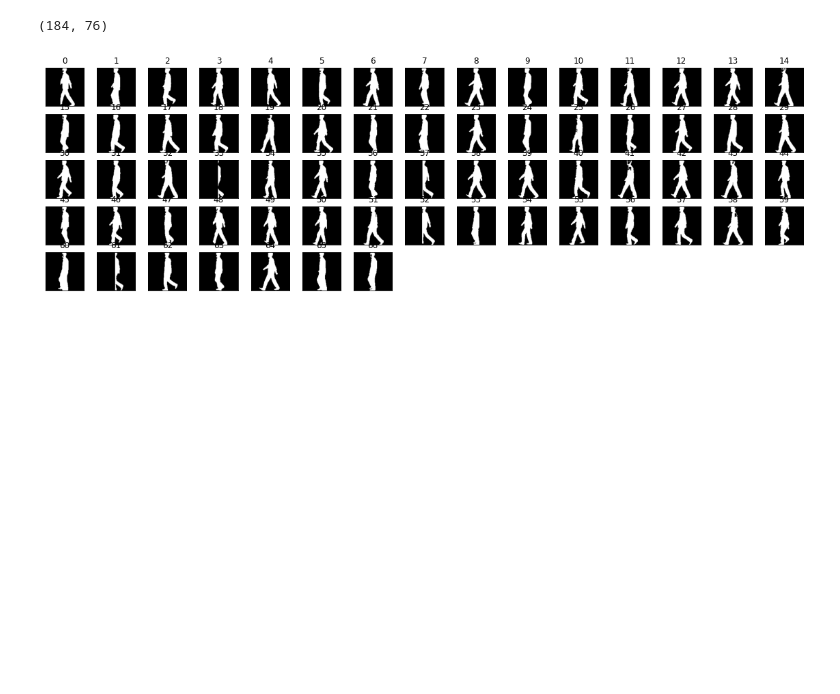
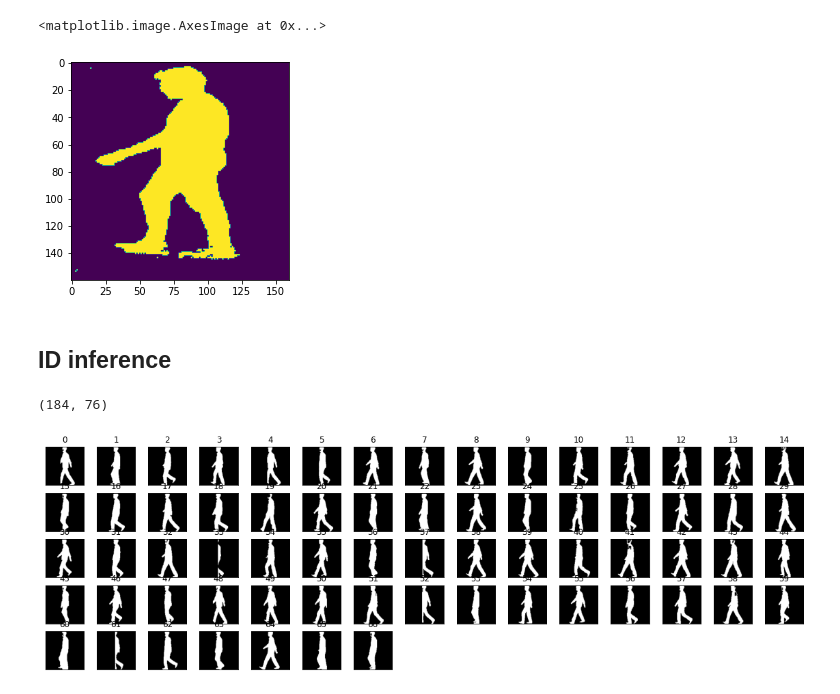
Before and after one commit to cidimec/UCB-squirrels, a Jupyter notebook: test.ipynb, the cells around one changed output. Drawn from its saved outputs; the diff is of its cells as text; code cells hidden in the pictures; blank space fills up the shorter version.

```diff
--- a/test.ipynb
+++ b/test.ipynb
@@ -2,0 +198,5 @@ from utils import LDA
+# %%
+converter.optimizations = [tf.lite.Optimize.DEFAULT]
+tflite_quant_model = converter.convert()
+tflite_model_quant_file = tflite_models_dir/"model_quant.tflite"
+tflite_model_quant_file.write_bytes(tflite_quant_model)
@@ -2,0 +219,19 @@ from utils import LDA
+# %%
+interpreter_quant = tf.lite.Interpreter(model_path=str(tflite_model_quant_file))
+interpreter_quant.allocate_tensors()
+# %%
+test_image = tf.image.resize(tf.convert_to_tensor(np.array(img)),(width, height))/255
+test_image = tf.expand_dims(test_image, 0)
+# %%
+input_index = interpreter_quant.get_input_details()[0]["index"]
+output_index = interpreter_quant.get_output_details()[0]["index"]
+
+interpreter_quant.set_tensor(input_index, test_image)
+interpreter_quant.invoke()
+predictions = interpreter_quant.get_tensor(output_index)
+# %%
+out = np.where(predictions[0,:,:,0]>0.3, 1, 0)
+plt.imshow(out)
+# %% [output]
+<matplotlib.image.AxesImage at 0x...>
+[figure, added]
@@ -3,3 +250,5 @@ from utils import LDA
+# %% [markdown]
+## ID inference
 # %%
 import cv2
 import matplotlib.pyplot as plt
```
Also changed, not shown: parts of 19 cells of this notebook, 10 other files.
